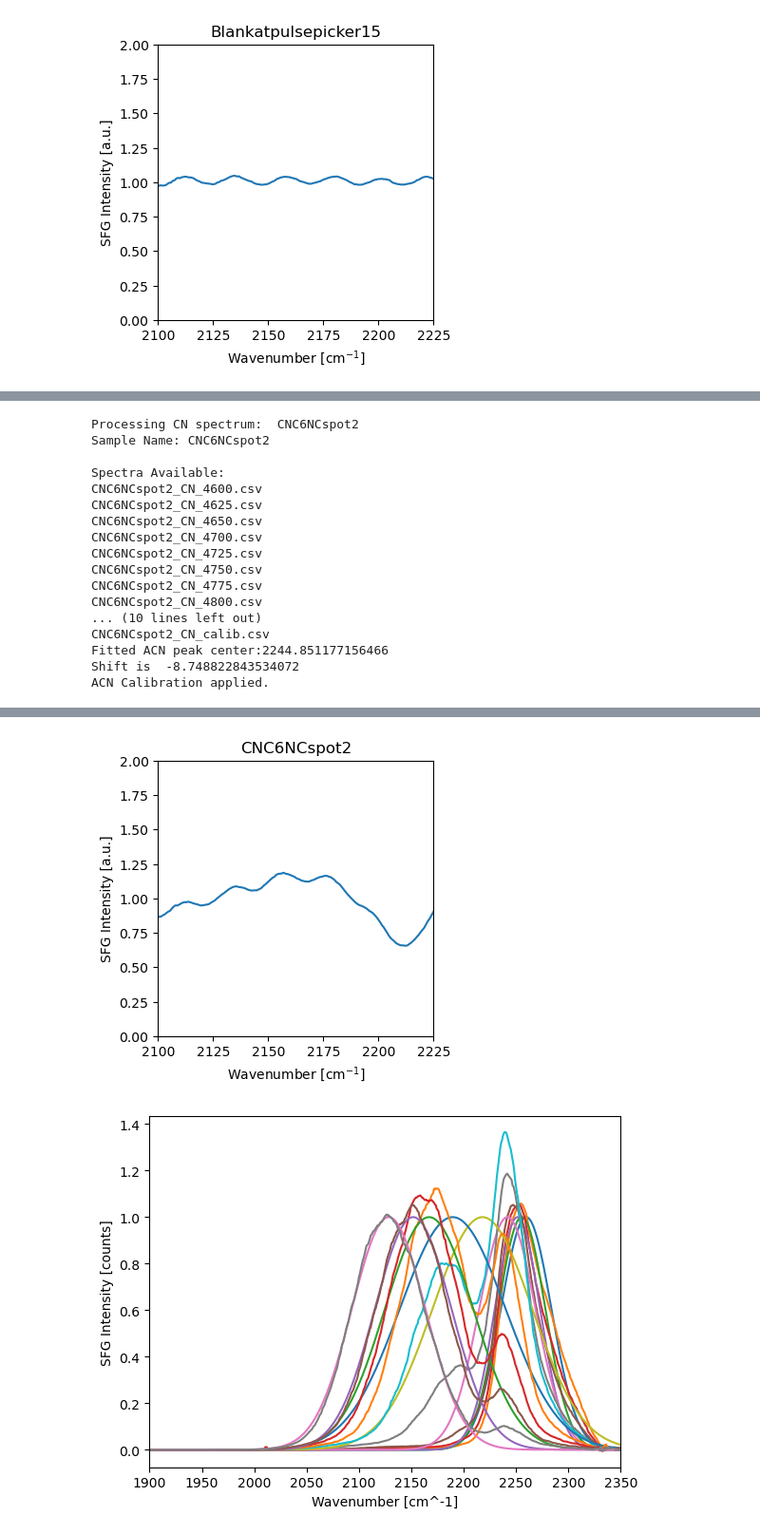
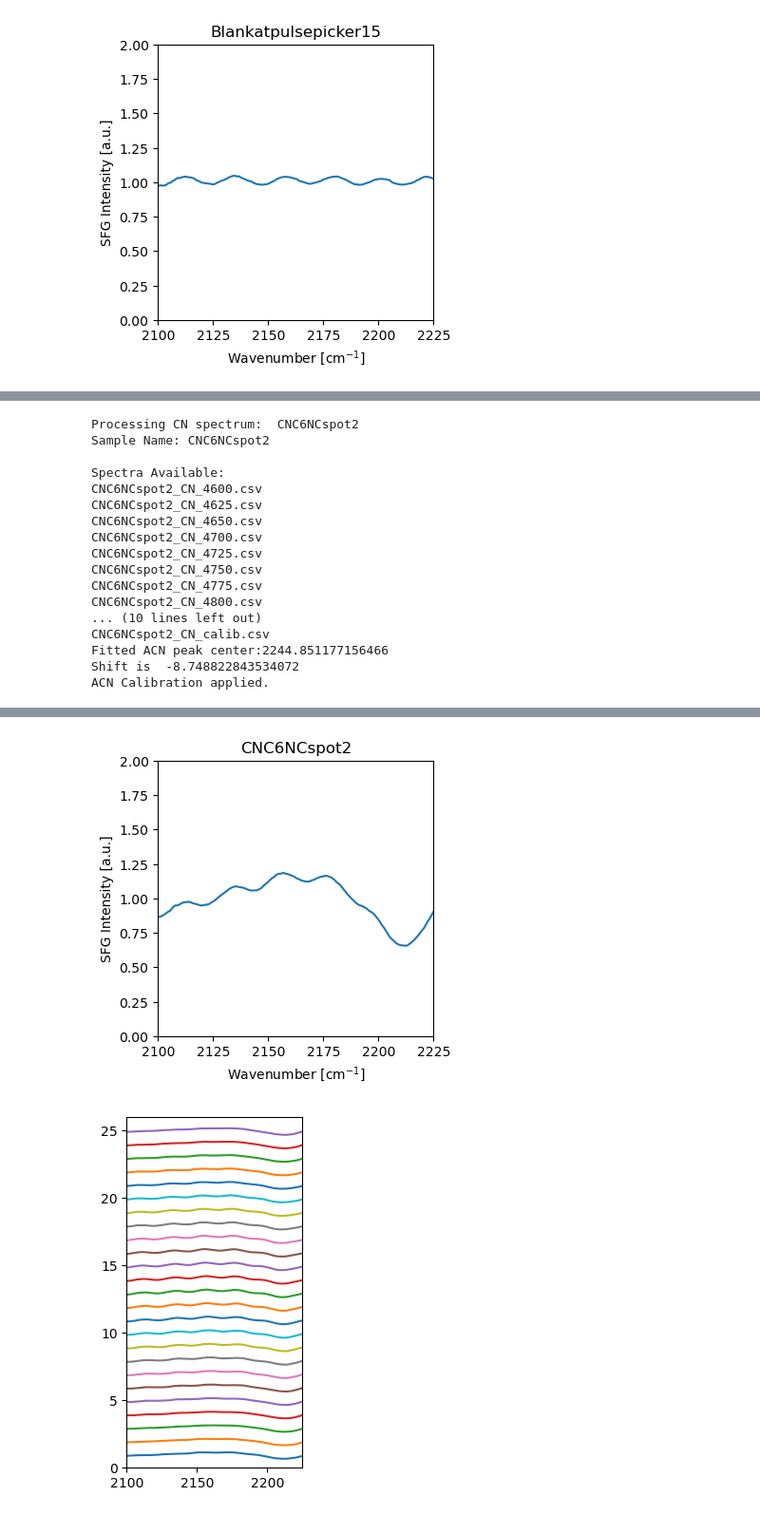
Before and after one commit to ohnoresearchgroup/sfgProcessing, a Jupyter notebook: ExampleEtalonCorrection.ipynb, the cells around one changed output, grey strips where cells are left out. Shown at 95% size. Saved outputs shown, nothing was run; the diff lists cells and outputs as text; code cells hidden in the pictures.

```diff
--- a/ExampleEtalonCorrection.ipynb
+++ b/ExampleEtalonCorrection.ipynb
@@ -99,10 +87,8 @@ s.calibACN([2220,2250])
 s.plot()
 s.fitgaussians()
 
-#set blank interpolation function
-blank = s.gaussiannorm
-blank_x = s.scans[0]['wn']
-blank_interp_func = interp1d(blank_x, blank, kind='linear', fill_value="extrapolate")
+#this line of code sets blank to correct other spectra
+blank = s.setBlank()
 # %% [output]
 Processing CN spectrum:  Blankatpulsepicker15
 Sample Name: Blankatpulsepicker15
@@ -171,32 +166,33 @@ ACN Calibration applied.
 s = folder.processSpectrum("CN",3)
 
 s.plot()
 s.calibACN([2240,2260])
 s.fitgaussians()
-s.corrEtalon(blank_interp_func)
+s.checkEtalonCorrection(blank,3)
+s.corrEtalon(3)
 s.fitgaussians()
 # %% [output]
 Processing CN spectrum:  CNC6NCspot2
 Sample Name: CNC6NCspot2
 
 Spectra Available:
 CNC6NCspot2_CN_4600.csv
 CNC6NCspot2_CN_4625.csv
 CNC6NCspot2_CN_4650.csv
 CNC6NCspot2_CN_4700.csv
 CNC6NCspot2_CN_4725.csv
 CNC6NCspot2_CN_4750.csv
 CNC6NCspot2_CN_4775.csv
 CNC6NCspot2_CN_4800.csv
 ... (10 lines left out)
 CNC6NCspot2_CN_calib.csv
 Fitted ACN peak center:2244.851177156466
 Shift is  -8.748822843534072
 ACN Calibration applied.
 [figure]
 [figure]
 [figure]
 [figure]
 [figure]
 [figure]
-[figure, old version]
+[figure, new version]
```
Also changed, not shown: parts of 4 cells of this notebook, 2 other files.
